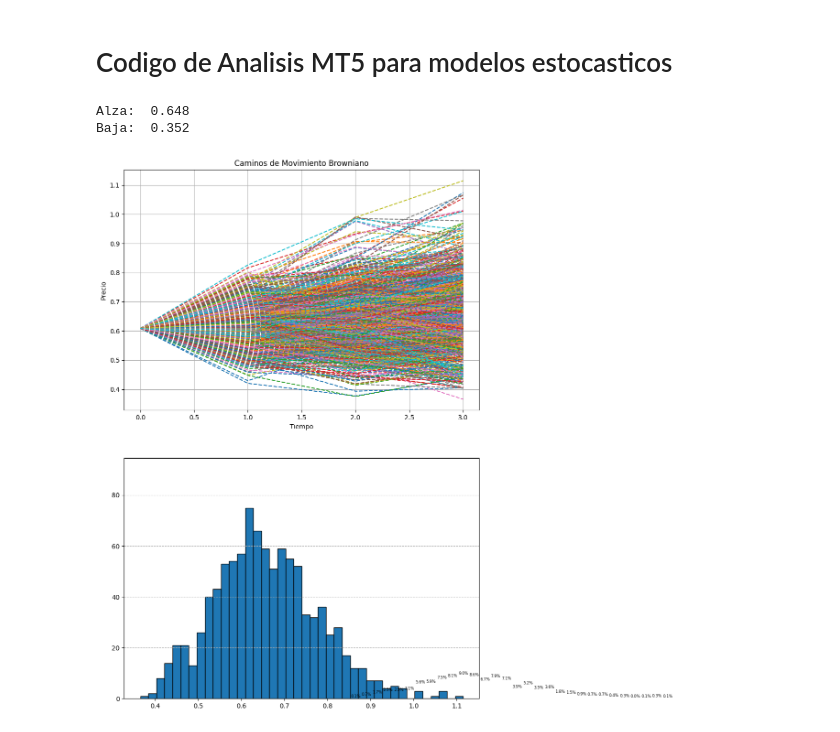
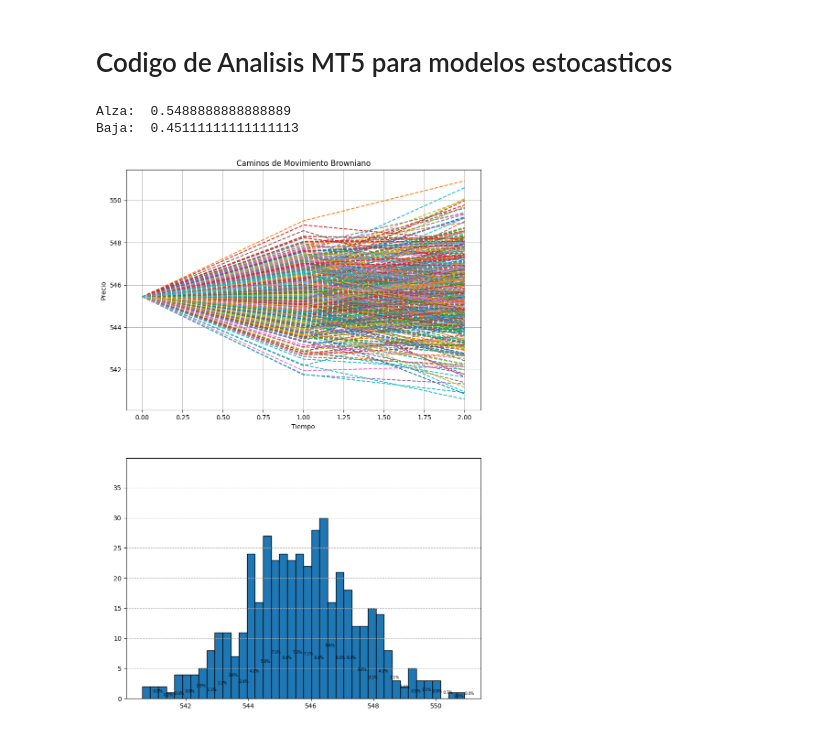
Before and after one commit to miguel2019547/Metatrader, a Jupyter notebook: Algoritmos/Analitica.ipynb, the cells around one changed output. Drawn from its saved outputs; the diff is of its cells as text; code cells hidden in the pictures.

```diff
--- a/Algoritmos/Analitica.ipynb
+++ b/Algoritmos/Analitica.ipynb
@@ -16,9 +16,9 @@ import scipy as sp
 from Formulas import Stocastic_Hesston
 IniciarMT5()
 # %%
-datos = Informacion("NZDUSD", 5000 , "D1")
-Stocastic_Hesston(datos, paths= 1000, Ventana= 4, T = 1)
+datos = Informacion("Nvidia", 5000 , "M5")
+Stocastic_Hesston(datos, paths= 450, Ventana= 3, T = 0.5)
 # %% [output]
-Alza:  0.648
-Baja:  0.352
+Alza:  0.5488888888888889
+Baja:  0.45111111111111113
-[figure, old version]
+[figure, new version]
```
Also changed, not shown: parts of 7 cells of this notebook, 3 other files.
